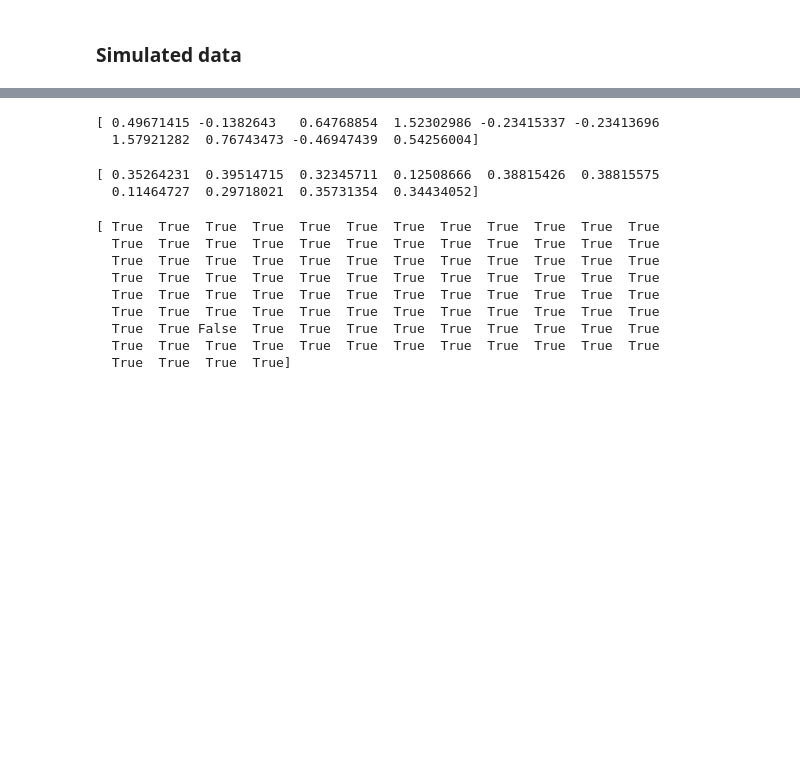
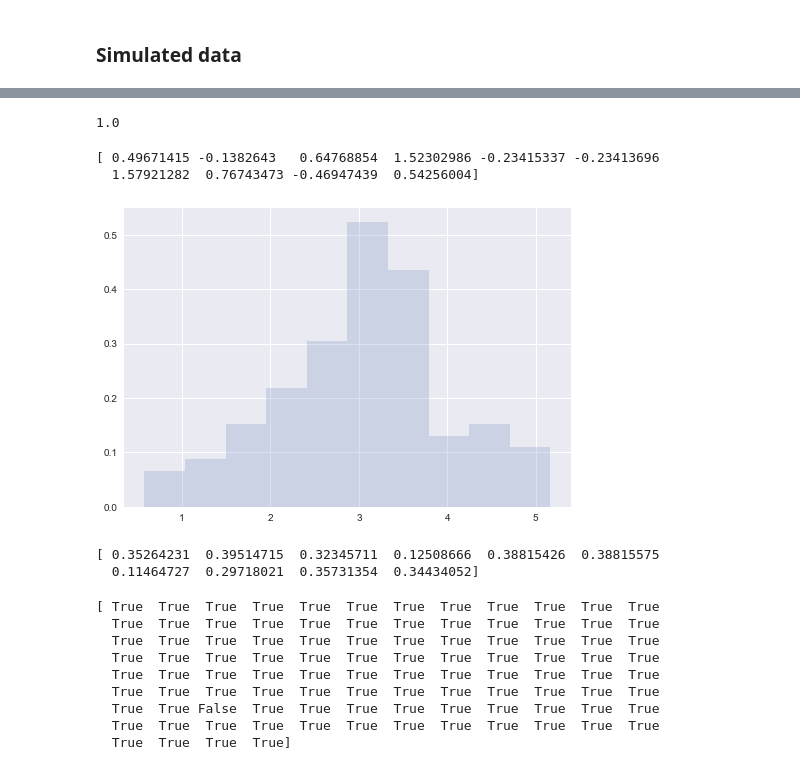
Before and after one commit to daryadedik/multiple-correction-problem, a Jupyter notebook: multiple-correction.ipynb, the cells around one changed output, grey strips where cells are left out. Saved outputs shown, nothing was run; the diff lists cells and outputs as text; code cells hidden in the pictures; blank space fills up the shorter version.

```diff
--- a/multiple-correction.ipynb
+++ b/multiple-correction.ipynb
@@ -3,6 +3,10 @@ import numpy as np
 import pandas as pd
 import scipy.stats as st
 import statsmodels.stats.multitest as smm
+import matplotlib.pyplot as plt
+
+import seaborn as sns
+sns.set(color_codes=True)
 # %%
 def print_error_rates(test, start):
     print("True: %d" % sum([t for t in test[start:900]]))
@@ -35,13 +48,19 @@ np.random.seed(42)
+# %%
+1-(1-alpha)**numtests
+# %% [output]
+1.0
 # %%
-d1 = np.random.normal(0, 1, 900)
-d2 = np.random.normal(3, 1, 100)
-data1 = np.concatenate((d1, d2), axis=0)
-print(data1[:10])
+data1= st.norm.rvs(0, 1, size=900)
+data2 = st.norm.rvs(3, 1, size=100)
+data = np.concatenate((data1, data2), axis=0)
+print(data[:10])
 # %% [output]
 [ 0.49671415 -0.1382643   0.64768854  1.52302986 -0.23415337 -0.23413696
   1.57921282  0.76743473 -0.46947439  0.54256004]
-# %%
-d3 = st.norm.rvs(0, 1, size=900)
-d4 = st.norm.rvs(2, 1, size=100)
-data2 = np.concatenate((d3, d4), axis=0)
+# %%
+fig, ax = plt.subplots(1, 1)
+ax.hist(data2, normed=True, histtype='stepfilled', alpha=0.2)
+plt.show()
+# %% [output]
+[figure, added]
 # %%
```
Also changed, not shown: parts of 43 cells of this notebook.
